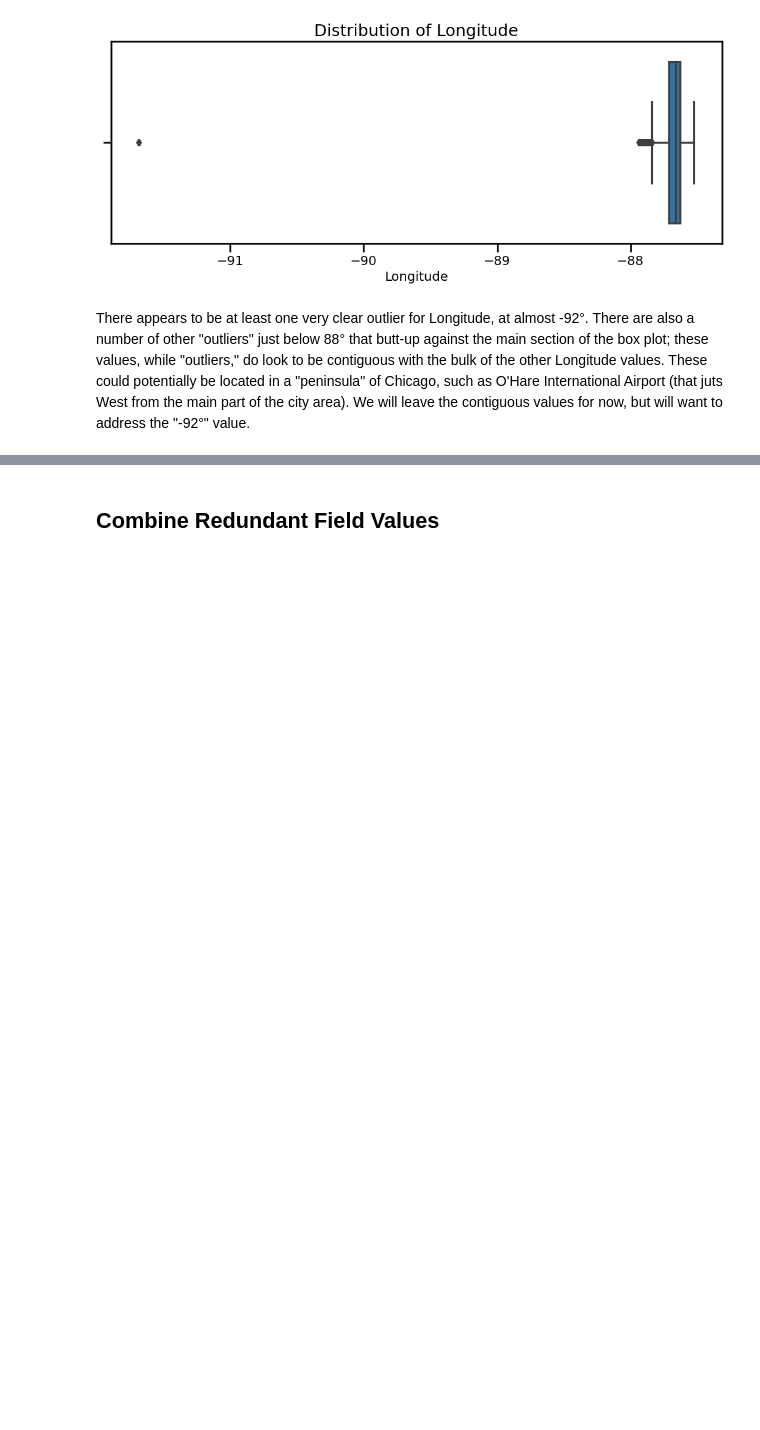
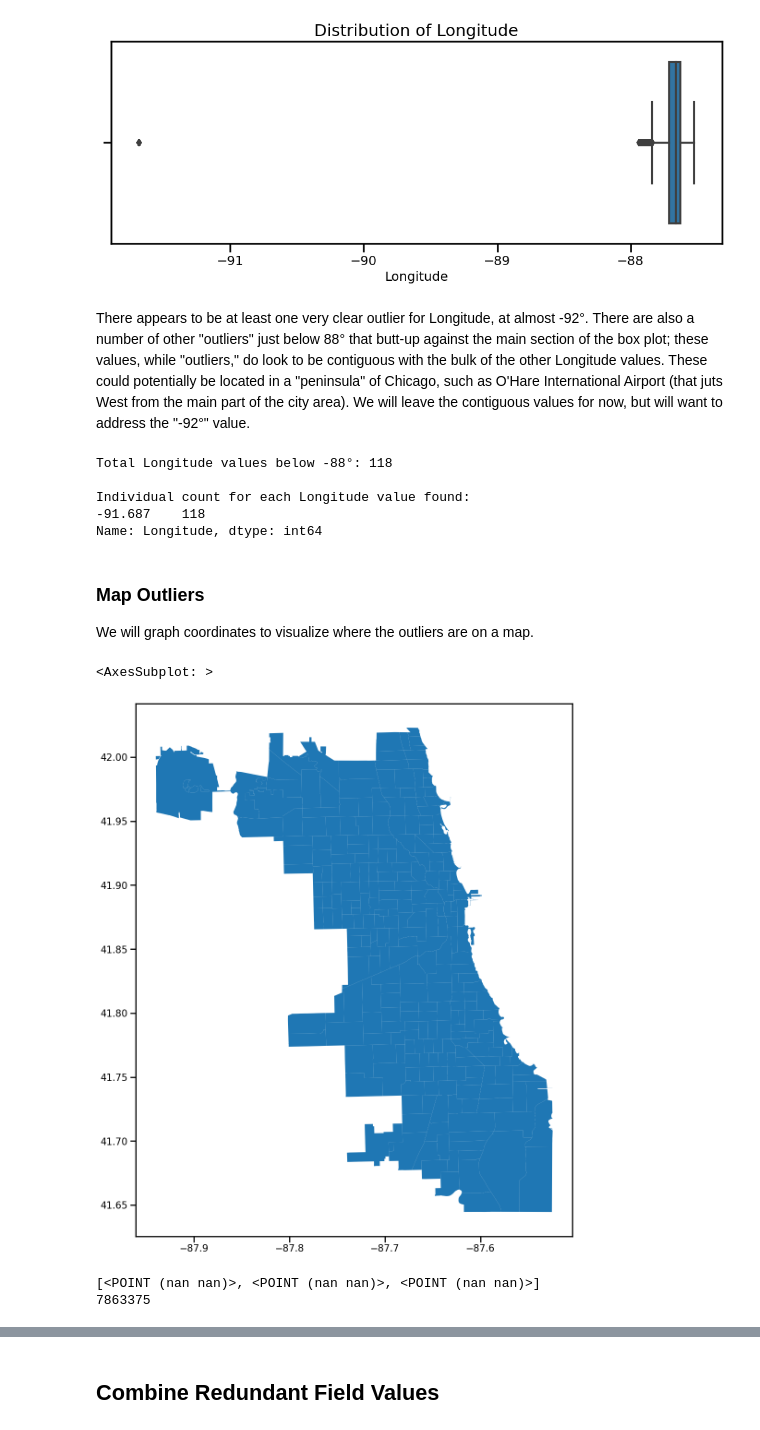
Before and after one commit to whitefreeze/Chicago-Crime-Data, a Jupyter notebook: Chicago-Crime-Data v2.1.ipynb, the cells around one changed output, grey strips where cells are left out. Saved outputs shown, nothing was run; the diff lists cells and outputs as text; code cells hidden in the pictures; blank space fills up the shorter version.

Commit message:
Add map files of Chicago and plot outliers on said map

```diff
--- a/Chicago-Crime-Data v2.1.ipynb
+++ b/Chicago-Crime-Data v2.1.ipynb
@@ -53,6 +59,9 @@ def thousands(x,pos):
     return f"{new_x:,.0f}K"
 # %% [markdown]
 ## Load the Data
+# %%
+# Import street map for graphing
+street_map = gpd.read_file('Data/Chicago/Boundaries-PoliceBeats/geo_export_8c74fa94-8f74-4ab4-844b-277eef61cdea.shp')
 # %%
 # Import the data
 path = 'Data/Chicago/Crimes_-_2001_to_Present.csv'
@@ -1007,3 +999,37 @@ Text(0.5, 1.0, 'Distribution of Longitude')
 [figure]
 # %% [markdown]
 There appears to be at least one very clear outlier for Longitude, at almost -92°. There are also a number of other "outliers" just below 88° that butt-up against the main section of the box plot; these values, while "outliers," do look to be contiguous with the bulk of the other Longitude values. These could potentially be located in a "peninsula" of Chicago, such as O'Hare International Airport (that juts West from the main part of the city area). We will leave the contiguous values for now, but will want to address the "-92°" value.
+# %%
+outlier_longs = df[df['Longitude'] < -88]['Longitude'].value_counts()
+outlier_longs.index = [f"{label:.3f}" for label in outlier_longs.index]
+
+print(f"Total Longitude values below -88°: {outlier_longs.sum()}\n")
+
+print("Individual count for each Longitude value found:")
+with pd.option_context('display.max_rows', None):
+    print(f"{outlier_longs}")
+# %% [output]
+Total Longitude values below -88°: 118
+
+Individual count for each Longitude value found:
+-91.687    118
+Name: Longitude, dtype: int64
+# %% [markdown]
+### Map Outliers
+
+We will graph coordinates to visualize where the outliers are on a map.
+# %%
+# display our unpopulated map of Chicago Police Beats
+fig, ax = plt.subplots(figsize=(15,15))
+street_map.plot(ax=ax)
+# %% [output]
+<AxesSubplot: >
+[figure, added]
+# %%
+# create a new column that will combine Lat & Long into Python plottable info
+geometry = [Point(xy) for xy in zip(df['Longitude'], df['Latitude'])]
+print(geometry[:5])
+print(f"{len(geometry):,.0f}")
+# %% [output]
+[<POINT (nan nan)>, <POINT (nan nan)>, <POINT (nan nan)>]
+7863375
```
Also changed, not shown: parts of 26 cells of this notebook, 4 other files.
